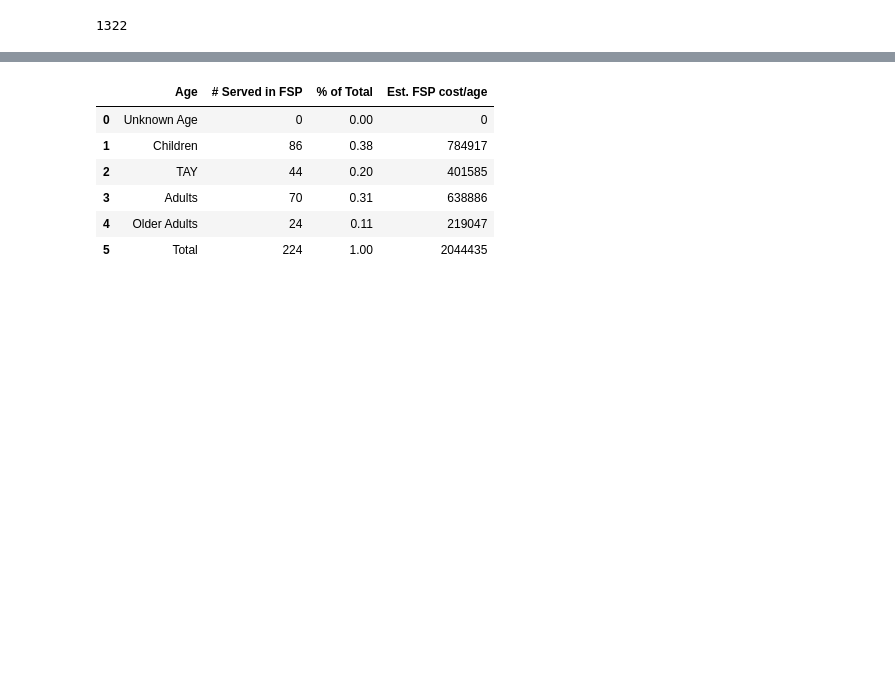
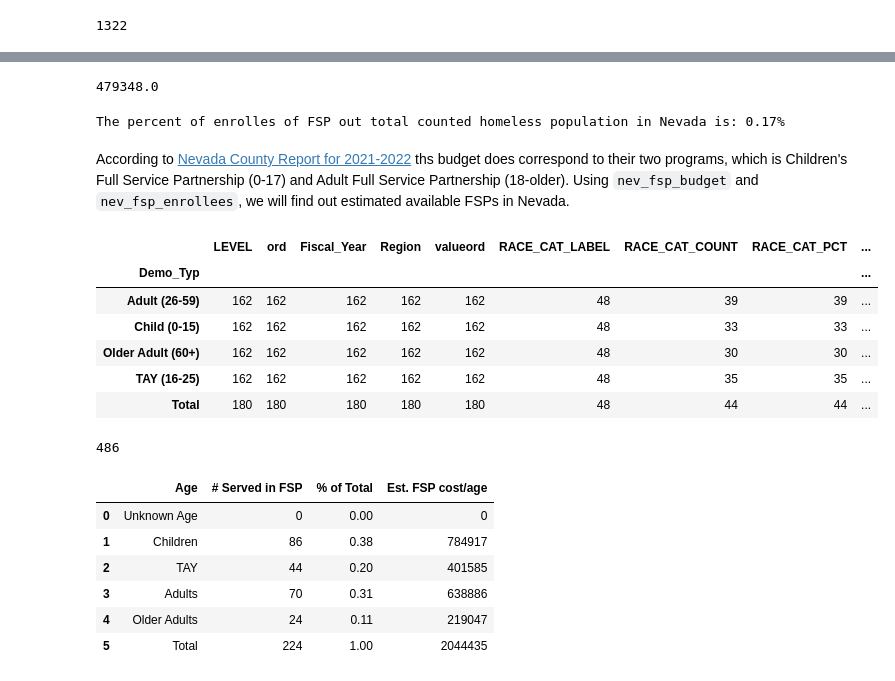
Before and after one commit to michellesuminpark/Data-Discovery, a Jupyter notebook: HBGI-UCB Research Workspace.ipynb, the cells around one changed output, grey strips where cells are left out. Saved outputs shown, nothing was run; the diff lists cells and outputs as text; code cells hidden in the pictures; blank space fills up the shorter version.

```diff
--- a/HBGI-UCB Research Workspace.ipynb
+++ b/HBGI-UCB Research Workspace.ipynb
@@ -484,3 +504,31 @@ nev_fsp_budget
+# %%
+nev_hl_dem["EXPERIENCING_HOMELESSNESS_CNT"]["Unknown"] = '43' #taking out '*' from the string
+nev_total_hl_pop = nev_hl_dem["EXPERIENCING_HOMELESSNESS_CNT"].astype(float).sum()
+nev_total_hl_pop
+# %% [output]
+479348.0
+# %%
+print("The percent of enrolles of FSP out total counted homeless population in Nevada is:", str(np.round(nev_fsp_enrollees.shape[0]/nev_total_hl_pop*100,2)) + "%")
+# %% [output]
+The percent of enrolles of FSP out total counted homeless population in Nevada is: 0.17%
+# %% [markdown]
+According to [Nevada County Report for 2021-2022](https://www.nevadacountyca.gov/ArchiveCenter/ViewFile/Item/1370) ths budget does correspond to their two programs, which is Children's Full Service Partnership (0-17) and Adult Full Service Partnership (18-older). Using `nev_fsp_budget` and `nev_fsp_enrollees`, we will find out estimated available FSPs in Nevada.
+# %%
+nev_fsp_enrollees.groupby("Demo_Typ").count() #Here, we will count Adult, Older Adult, TAY as part of Adult FSP Program.
+# %% [output]
+|  | LEVEL | ord | Fiscal_Year | Region | valueord | RACE_CAT_LABEL | RACE_CAT_COUNT | RACE_CAT_PCT | ... |
+| Demo_Typ |  |  |  |  |  |  |  |  | ... |
+| Adult (26-59) | 162 | 162 | 162 | 162 | 162 | 48 | 39 | 39 | ... |
+| Child (0-15) | 162 | 162 | 162 | 162 | 162 | 48 | 33 | 33 | ... |
+| Older Adult (60+) | 162 | 162 | 162 | 162 | 162 | 48 | 30 | 30 | ... |
+| TAY (16-25) | 162 | 162 | 162 | 162 | 162 | 48 | 35 | 35 | ... |
+| Total | 180 | 180 | 180 | 180 | 180 | 48 | 44 | 44 | ... |
+# %%
+# Calculating people who are Adult Full Service Partnership. By dividng the total cost, we will find total cost per
+nev_fsp_enrollees[(nev_fsp_enrollees["Demo_Typ"] == "TAY (16-25)" )| (nev_fsp_enrollees["Demo_Typ"] == "Adult (26-59)")|(nev_fsp_enrollees["Demo_Typ"] == "Older Adult (60+)")].shape[0]
+nev_fsp_enrollees.shape[0] -
+# %% [output]
+486
 # %%
 #need to include how csv got to average cost/ client ($)
 # nev_cost_per["Grand Total"] = nev_fsp_budget["Grand Total"].values
```
Also changed, not shown: parts of 28 cells of this notebook, 2 other files.
